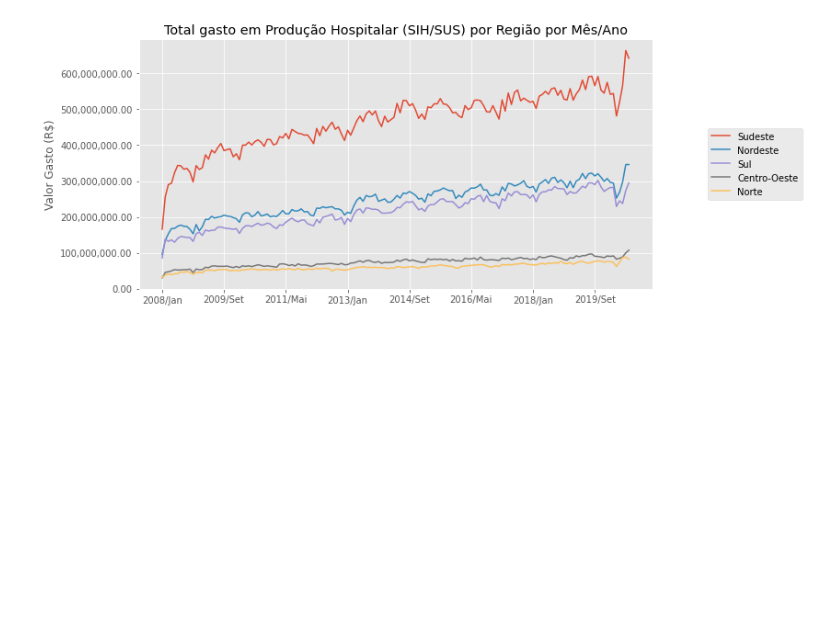
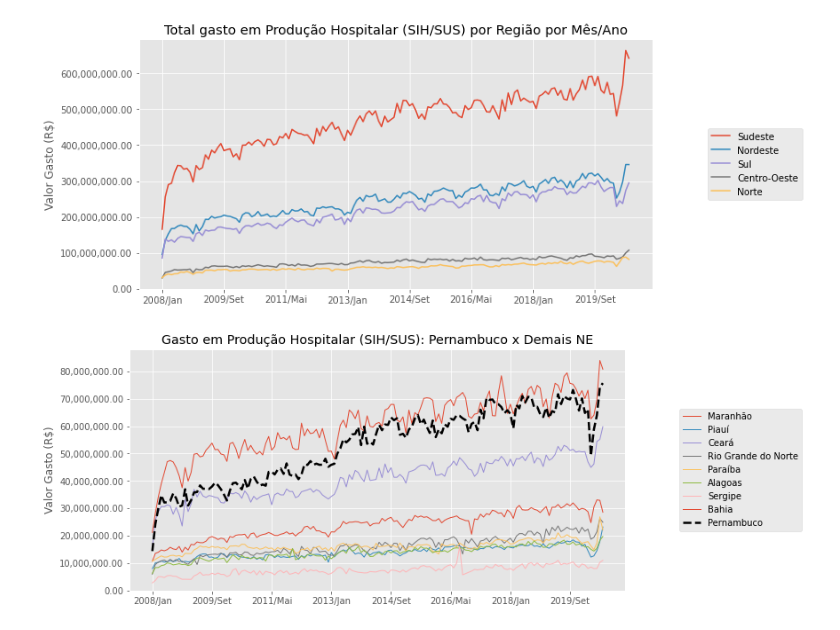
Before and after one commit to andrevcmelo/BootcampAlura2021, a Jupyter notebook: BootcampAlura_Modulo01.ipynb, the cells around one changed output. Saved outputs shown, nothing was run; the diff lists cells and outputs as text; code cells hidden in the pictures; blank space fills up the shorter version.

```diff
--- a/BootcampAlura_Modulo01.ipynb
+++ b/BootcampAlura_Modulo01.ipynb
@@ -315,3 +301,17 @@ ax.legend(loc='center left', bbox_to_anchor=(1.1, 0.5))
 plt.show()
 # %% [output]
 [figure]
+# %%
+#dados_novo_invertido2.loc['2008/Jan':]['Pernambuco']
+#dados_novo_invertido2.loc['2008/Jan':][['Maranhão','Piauí','Ceará','Rio Grande do Norte','Paraíba','Alagoas','Sergipe','Bahia']]
+
+ax = dados_novo_invertido2.loc['2008/Jan':][['Maranhão','Piauí','Ceará','Rio Grande do Norte','Paraíba','Alagoas','Sergipe','Bahia']].plot(figsize=(10,5),linewidth=1.0)
+plt.plot(dados_novo_invertido2.loc['2008/Jan':]['Pernambuco'],label='Pernambuco', color='black',linewidth=2.5, linestyle="--")
+ax.yaxis.set_major_formatter(ticker.StrMethodFormatter("{x:,.2f}"))
+ax.set_ylabel('Valor Gasto (R$)')
+plt.ylim(0,)
+plt.title('Gasto em Produção Hospitalar (SIH/SUS): Pernambuco x Demais NE')
+ax.legend(loc='center left', bbox_to_anchor=(1.1, 0.5))
+plt.show()
+# %% [output]
+[figure, added]
```
Also changed, not shown: parts of 2 cells of this notebook.
